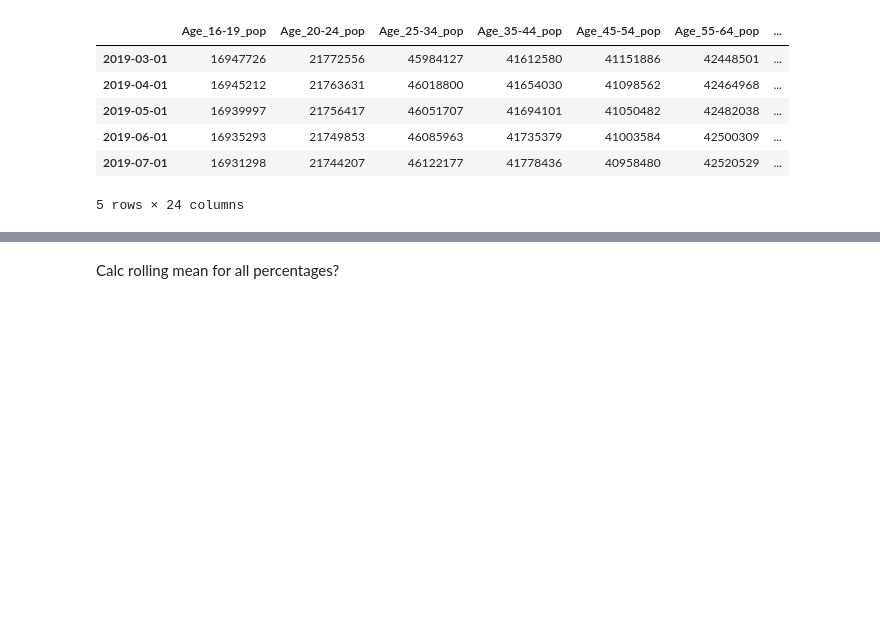
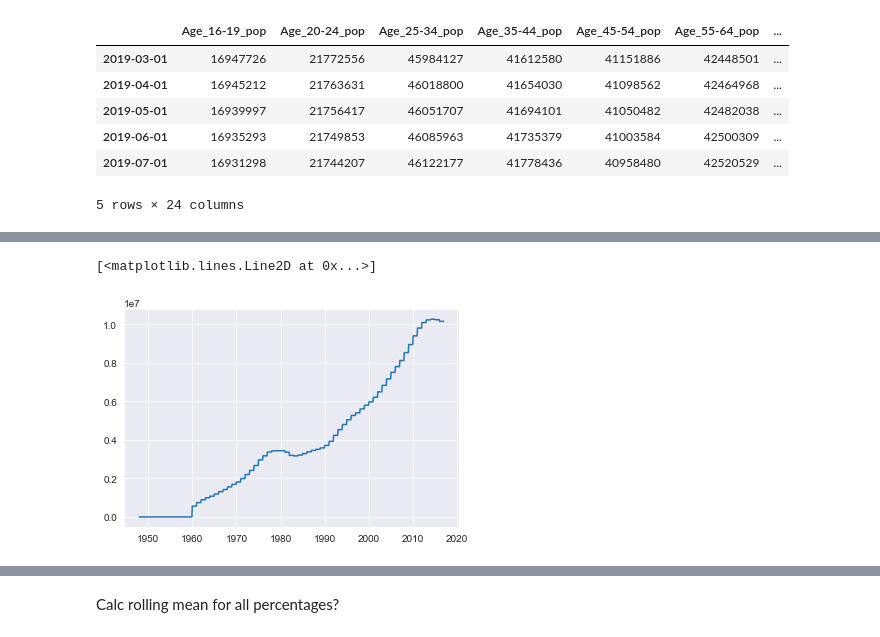
Before and after one commit to zapatos24/Employment_Prediction_LSTM_NN, a Jupyter notebook: mod_7_project.ipynb, the cells around one changed output, grey strips where cells are left out. Drawn from its saved outputs; the diff is of its cells as text; code cells hidden in the pictures; blank space fills up the shorter version.

```diff
--- a/mod_7_project.ipynb
+++ b/mod_7_project.ipynb
@@ -872,0 +931,6 @@ None
+# %%
+backfilled_ssa = full_df[full_df.index.year < 1960]['SSA_disab'].fillna(value=0)
+full_df['SSA_disab'] = backfilled_ssa.append(full_df[full_df.index.year >= 1960]['SSA_disab'])
+# %% [output]
+[<matplotlib.lines.Line2D at 0x...>]
+[figure, added]
```
Also changed, not shown: parts of 25 cells of this notebook.
